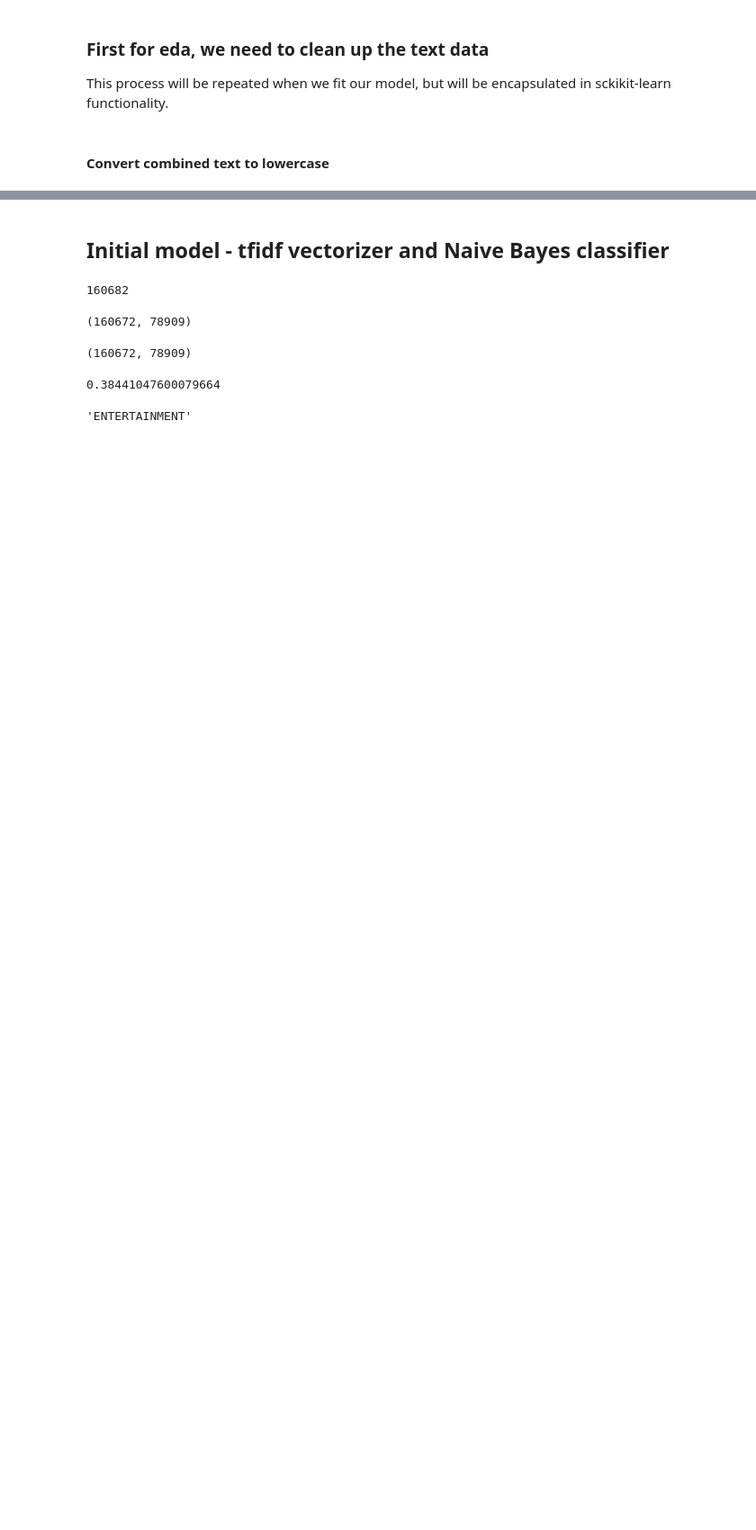
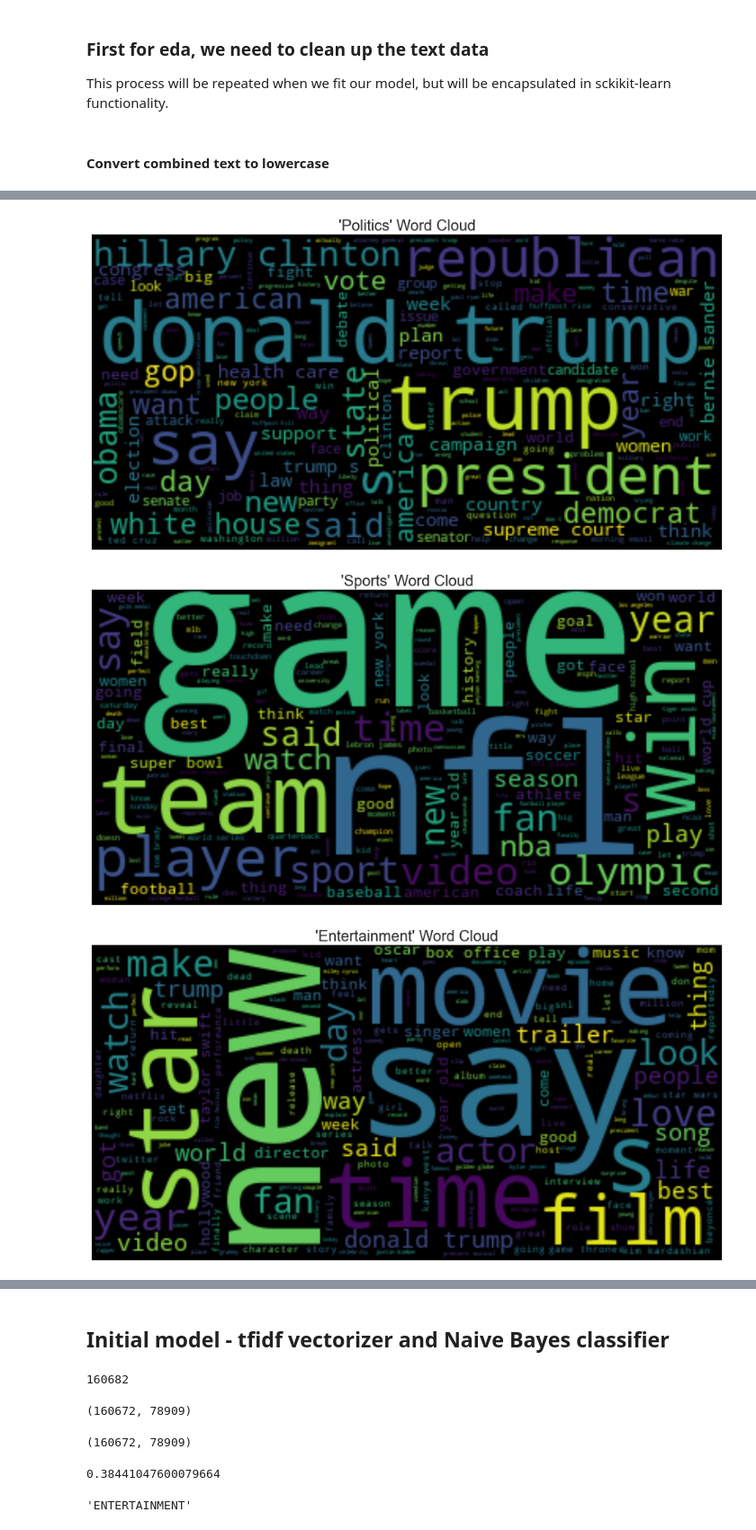
Before and after one commit to kyledbrooks/headline-categorizer, a Jupyter notebook: EDA-initial-model.ipynb, the cells around one changed output, grey strips where cells are left out. Shown at 90% size. Saved outputs shown, nothing was run; the diff lists cells and outputs as text; code cells hidden in the pictures; blank space fills up the shorter version.

Commit message:
Added EDA wordcloud work

```diff
--- a/EDA-initial-model.ipynb
+++ b/EDA-initial-model.ipynb
@@ -116,0 +146,10 @@ eda_data.cleaned[np.random.randint(0, len(eda_data))]
+# %%
+def remove_stopwords(word_list):
+    """Remove very short words and stopwords"""
+
+    word_list = [word for word in word_list if len(word) > 2]
+    word_list = [word for word in word_list if word not in STOP_WORDS]
+
+    return word_list
+# %%
+eda_data['word_list'] = eda_data.word_list.apply(remove_stopwords)
@@ -116,0 +192,18 @@ eda_data.cleaned[np.random.randint(0, len(eda_data))]
+# %%
+eda_data['wordcloud_text'] = eda_data.word_list.apply(lambda x: ' '.join(x))
+# %%
+cats = ['POLITICS', 'SPORTS', 'ENTERTAINMENT', 'TECH', 'CRIME', 'ARTS']  # category subset I am focusing on for EDA
+# %%
+for cat in cats:
+    text = ' '.join(eda_data[eda_data.category == cat].wordcloud_text.values)
+    wordcloud = WordCloud().generate(text)
+
+    plt.imshow(wordcloud, interpolation='bilinear')
+    plt.title(f"'{cat.title()}' Word Cloud", fontsize=20)
+    plt.axis('off')
+    plt.show()
+    print()
+# %% [output]
+[figure, added]
+[figure, added]
+[figure, added]
```
Also changed, not shown: parts of 19 cells of this notebook.
